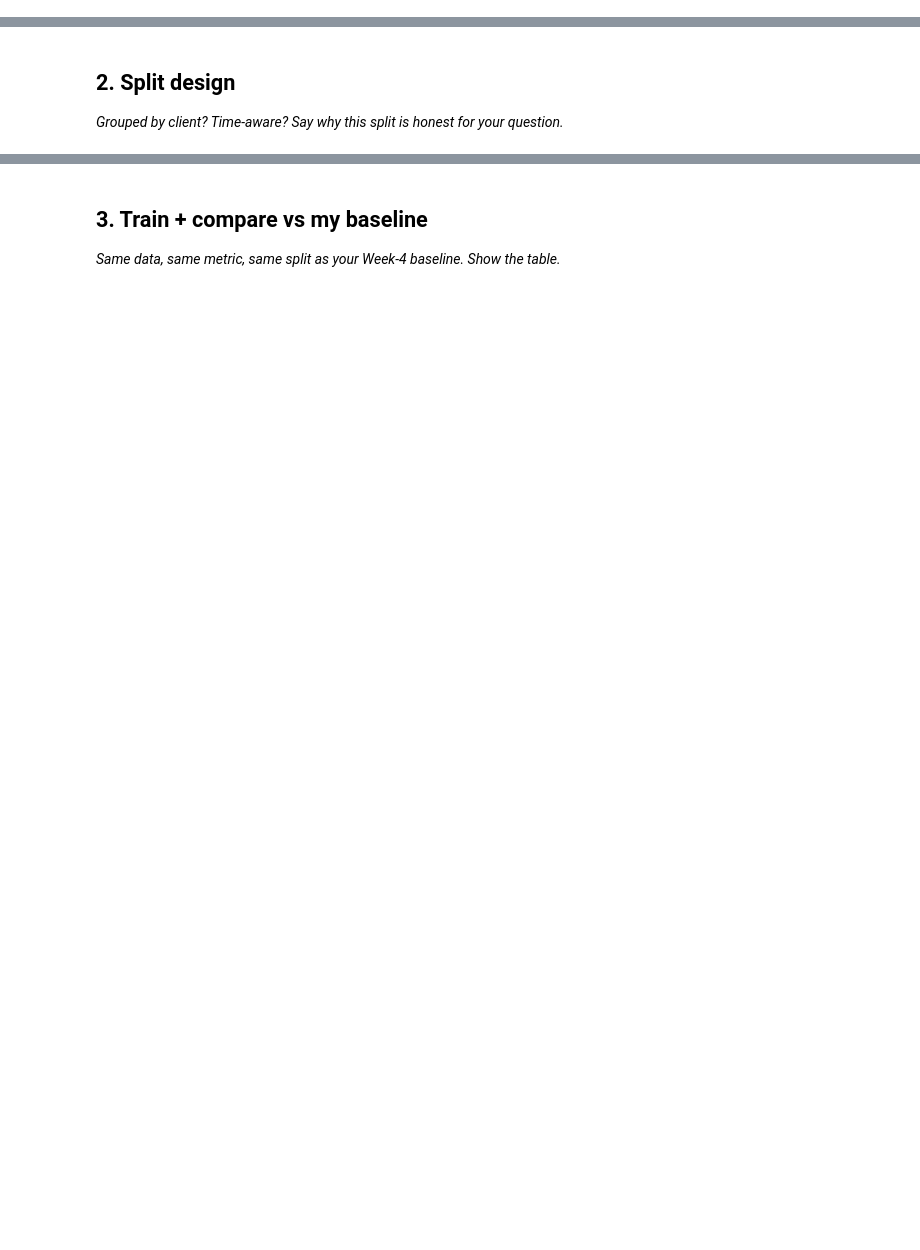
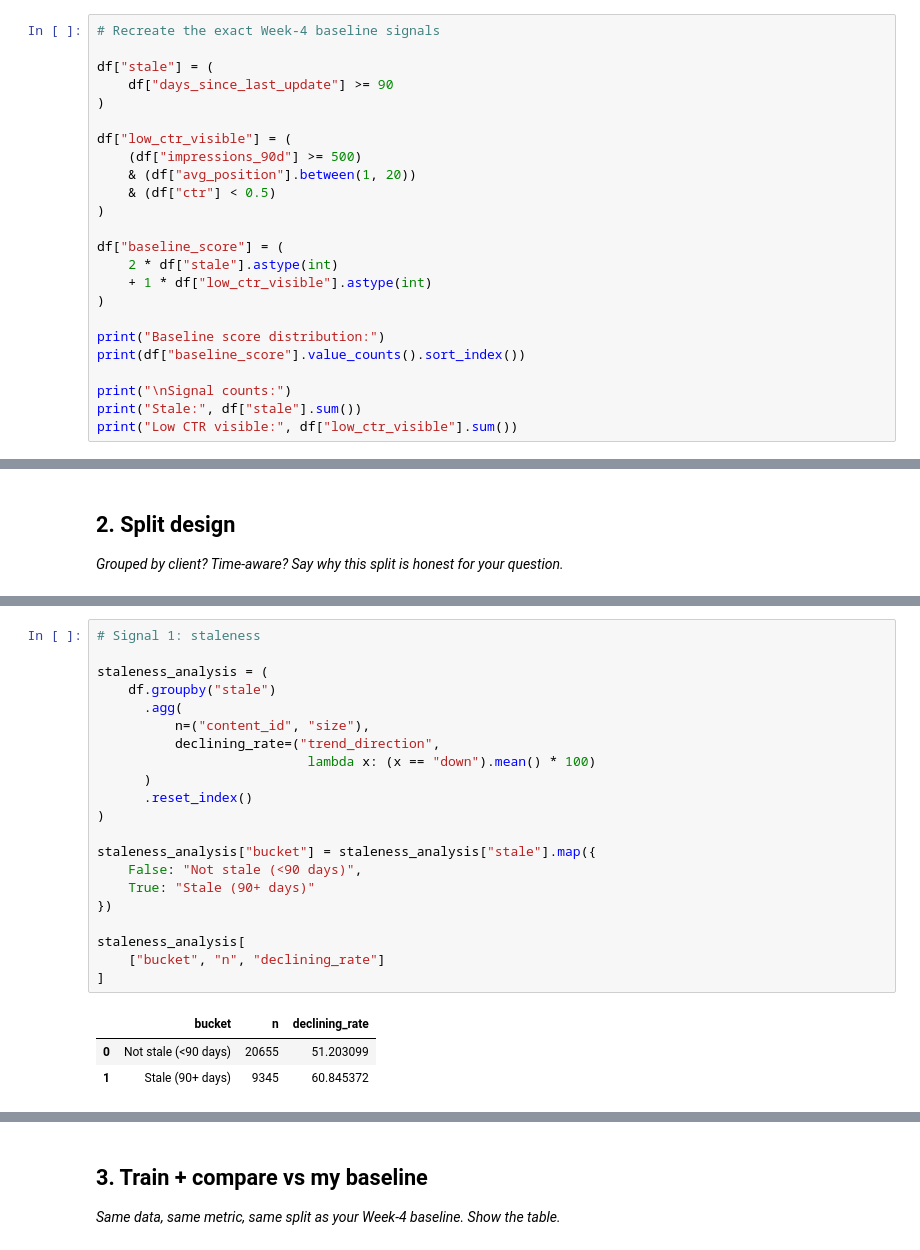
Before and after one commit to Asiya-Akhtar/flyrank-ml, a Jupyter notebook: work/notebooks/w05_model.ipynb, the cells around one changed output, grey strips where cells are left out. Drawn from its saved outputs; the diff is of its cells as text; blank space fills up the shorter version.

```diff
--- a/work/notebooks/w05_model.ipynb
+++ b/work/notebooks/w05_model.ipynb
@@ -15,0 +54,24 @@ This skeleton is yours to fill. Work the sections **in order** — each one has
+# %%
+# Recreate the exact Week-4 baseline signals
+
+df["stale"] = (
+    df["days_since_last_update"] >= 90
+)
+
+df["low_ctr_visible"] = (
+    (df["impressions_90d"] >= 500)
+    & (df["avg_position"].between(1, 20))
+    & (df["ctr"] < 0.5)
+)
+
+df["baseline_score"] = (
+    2 * df["stale"].astype(int)
+    + 1 * df["low_ctr_visible"].astype(int)
+)
+
+print("Baseline score distribution:")
+print(df["baseline_score"].value_counts().sort_index())
+
+print("\nSignal counts:")
+print("Stale:", df["stale"].sum())
+print("Low CTR visible:", df["low_ctr_visible"].sum())
@@ -22,0 +139,25 @@ This skeleton is yours to fill. Work the sections **in order** — each one has
+# %%
+# Signal 1: staleness
+
+staleness_analysis = (
+    df.groupby("stale")
+      .agg(
+          n=("content_id", "size"),
+          declining_rate=("trend_direction",
+                           lambda x: (x == "down").mean() * 100)
+      )
+      .reset_index()
+)
+
+staleness_analysis["bucket"] = staleness_analysis["stale"].map({
+    False: "Not stale (<90 days)",
+    True: "Stale (90+ days)"
+})
+
+staleness_analysis[
+    ["bucket", "n", "declining_rate"]
+]
+# %% [output]
+|  | bucket | n | declining_rate |
+| 0 | Not stale (<90 days) | 20655 | 51.203099 |
+| 1 | Stale (90+ days) | 9345 | 60.845372 |
```
Also changed, not shown: parts of 21 cells of this notebook.
